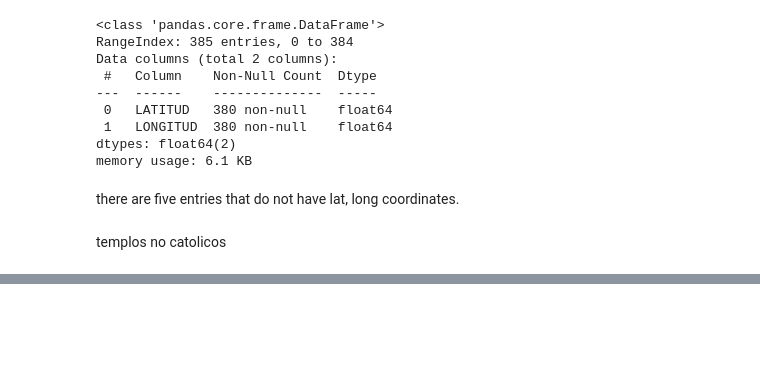
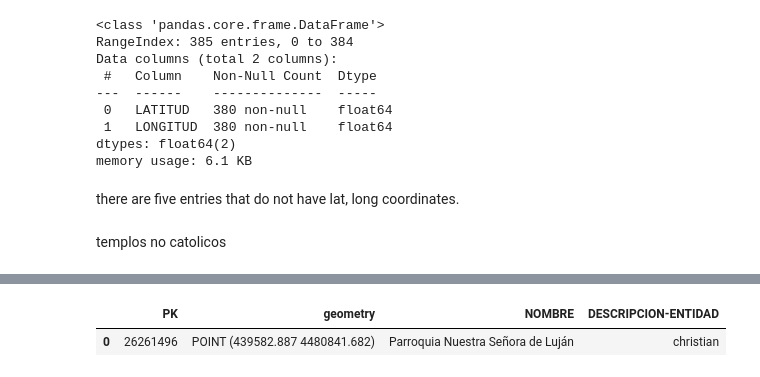
Before and after one commit to APapayaWarrior/madridAccessibility, a Jupyter notebook: POIs/templos/cleanAndConsolidate.ipynb, the cells around one changed output, grey strips where cells are left out. Cells and saved outputs as stored; diff of their text form; code cells hidden in the pictures; blank space fills up the shorter version.

```diff
--- a/POIs/templos/cleanAndConsolidate.ipynb
+++ b/POIs/templos/cleanAndConsolidate.ipynb
@@ -56,0 +84,8 @@ gdf_allTemplos.to_file('./cleaned/templosMadrid.geojson')
+# %%
+gdf_templosOSM = gdf_templosOSM.reset_index()
+gdf_templosOSM = gdf_templosOSM.drop(['element', 'amenity'], axis=1)
+gdf_templosOSM = gdf_templosOSM.rename({'name' : 'NOMBRE', 'id' : 'PK', 'religion' :'DESCRIPCION-ENTIDAD'}, axis=1)
+gdf_templosOSM.head(1)
+# %% [output]
+|  | PK | geometry | NOMBRE | DESCRIPCION-ENTIDAD |
+| 0 | 26261496 | POINT (439582.887 4480841.682) | Parroquia Nuestra Señora de Luján | christian |
```
Also changed, not shown: parts of 8 cells of this notebook, 3 other files.
